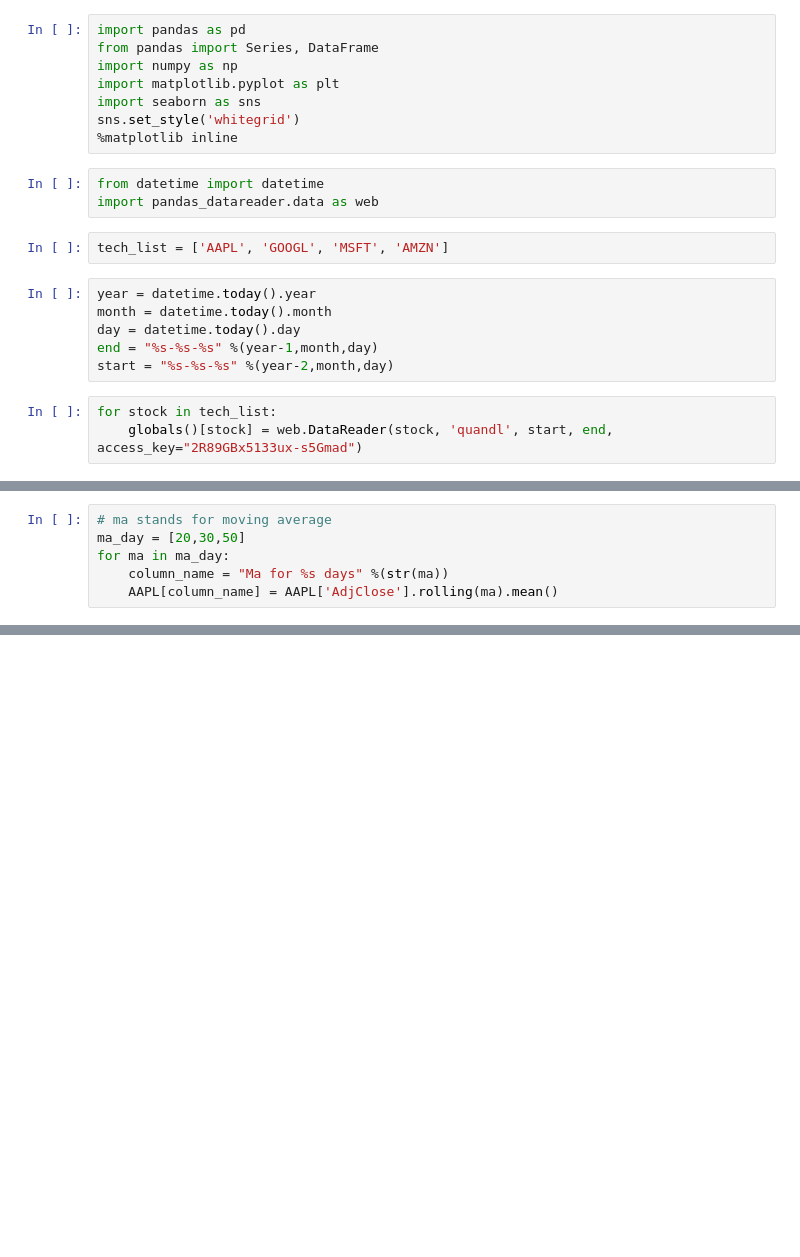
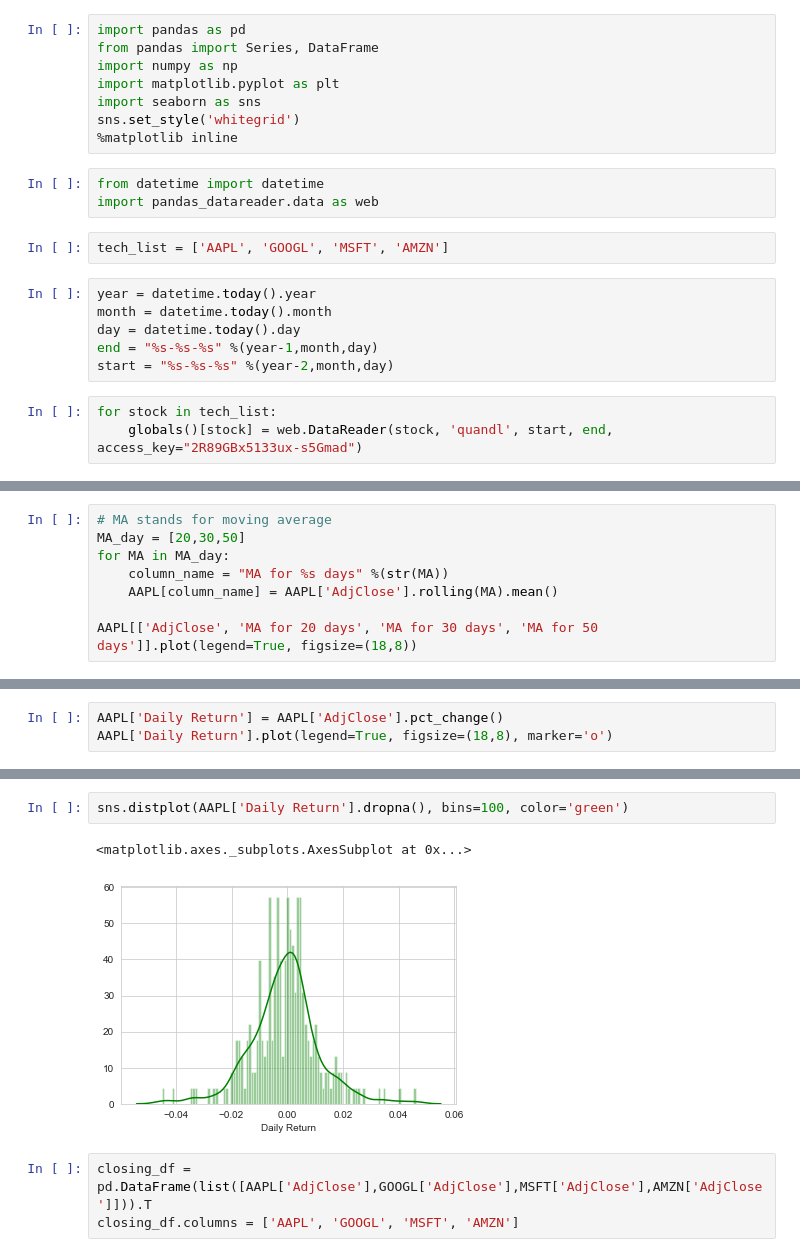
Before and after one commit to kimdang/Stock-Market-Analysis, a Jupyter notebook: Stock Market Analysis.ipynb, the cells around one changed output, grey strips where cells are left out. Saved outputs shown, nothing was run; the diff lists cells and outputs as text; blank space fills up the shorter version.

```diff
--- a/Stock Market Analysis.ipynb
+++ b/Stock Market Analysis.ipynb
@@ -43,6 +45,8 @@ AAPL['Volume'].plot(legend=True, figsize=(18,8))
 # %%
-# ma stands for moving average
-ma_day = [20,30,50]
-for ma in ma_day:
-    column_name = "Ma for %s days" %(str(ma))
-    AAPL[column_name] = AAPL['AdjClose'].rolling(ma).mean()
+# MA stands for moving average
+MA_day = [20,30,50]
+for MA in MA_day:
+    column_name = "MA for %s days" %(str(MA))
+    AAPL[column_name] = AAPL['AdjClose'].rolling(MA).mean()
+
+AAPL[['AdjClose', 'MA for 20 days', 'MA for 30 days', 'MA for 50 days']].plot(legend=True, figsize=(18,8))
@@ -53,0 +57,3 @@ AAPL[['AdjClose', 'Ma for 20 days', 'Ma for 30 days', 'Ma for 50 days']].plot(le
+# %%
+AAPL['Daily Return'] = AAPL['AdjClose'].pct_change()
+AAPL['Daily Return'].plot(legend=True, figsize=(18,8), marker='o')
@@ -53,0 +64,8 @@ AAPL[['AdjClose', 'Ma for 20 days', 'Ma for 30 days', 'Ma for 50 days']].plot(le
+# %%
+sns.distplot(AAPL['Daily Return'].dropna(), bins=100, color='green')
+# %% [output]
+<matplotlib.axes._subplots.AxesSubplot at 0x...>
+[figure, added]
+# %%
+closing_df = pd.DataFrame(list([AAPL['AdjClose'],GOOGL['AdjClose'],MSFT['AdjClose'],AMZN['AdjClose']])).T
+closing_df.columns = ['AAPL', 'GOOGL', 'MSFT', 'AMZN']
```
Also changed, not shown: parts of 6 cells of this notebook.
